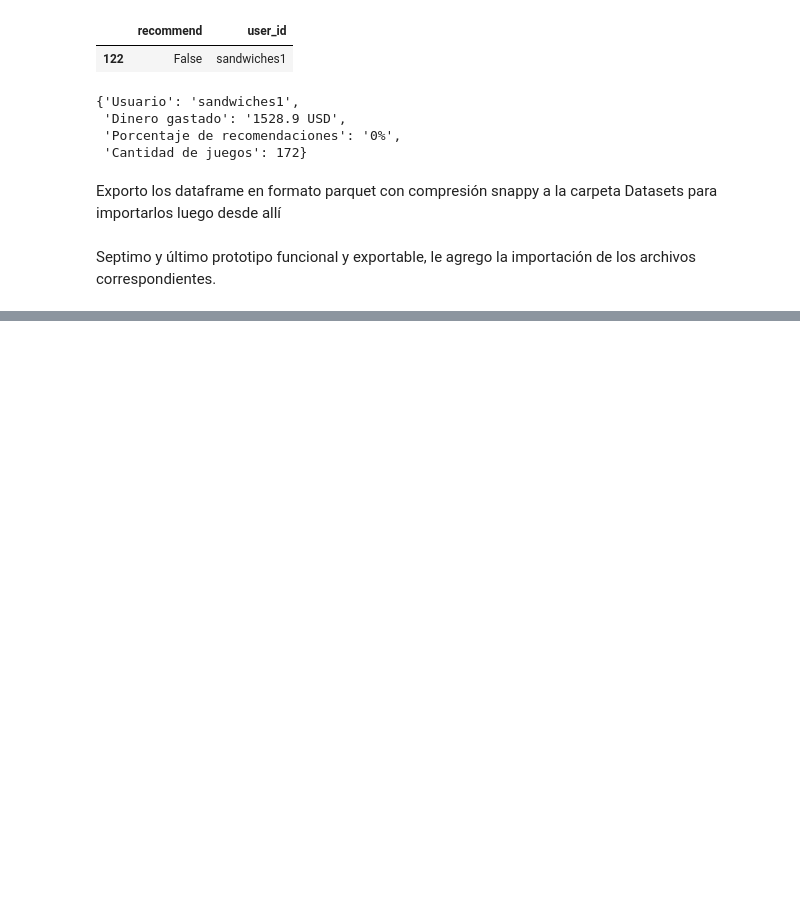
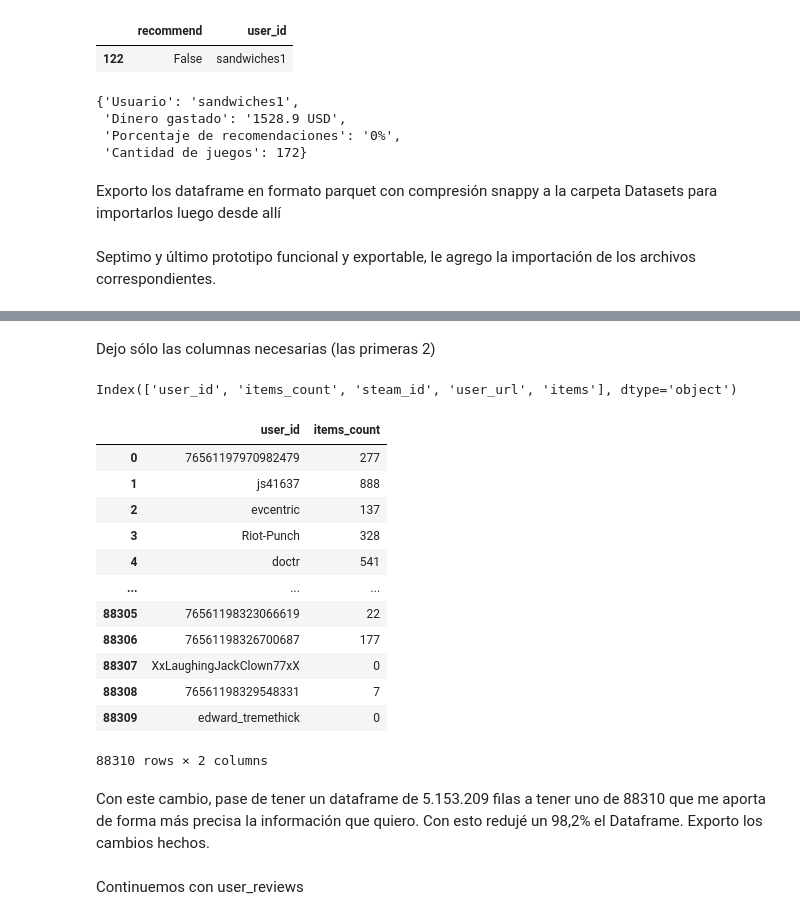
Before and after one commit to Tagliaferro22/steam-games, a Jupyter notebook: endpoints/endpoint_2.ipynb, the cells around one changed output, grey strips where cells are left out. Saved outputs shown, nothing was run; the diff lists cells and outputs as text; code cells hidden in the pictures; blank space fills up the shorter version.

```diff
--- a/endpoints/endpoint_2.ipynb
+++ b/endpoints/endpoint_2.ipynb
@@ -461,0 +601,28 @@ def user_data(user_id):
+# %% [markdown]
+Dejo sólo las columnas necesarias (las primeras 2)
+# %%
+users_items.columns
+# %% [output]
+Index(['user_id', 'items_count', 'steam_id', 'user_url', 'items'], dtype='object')
+# %%
+users_items = users_items[['user_id', 'items_count']]
+# %%
+users_items
+# %% [output]
+|  | user_id | items_count |
+| 0 | 76561197970982479 | 277 |
+| 1 | js41637 | 888 |
+| 2 | evcentric | 137 |
+| 3 | Riot-Punch | 328 |
+| 4 | doctr | 541 |
+| ... | ... | ... |
+| 88305 | 76561198323066619 | 22 |
+| 88306 | 76561198326700687 | 177 |
+| 88307 | XxLaughingJackClown77xX | 0 |
+| 88308 | 76561198329548331 | 7 |
+| 88309 | edward_tremethick | 0 |
+88310 rows × 2 columns
+# %% [markdown]
+Con este cambio, pase de tener un dataframe de 5.153.209 filas a tener uno de 88310 que me aporta de forma más precisa la información que quiero.
+Con esto redujé un 98,2% el Dataframe.
+Exporto los cambios hechos.
@@ -461,0 +631,2 @@ def user_data(user_id):
+# %% [markdown]
+Continuemos con user_reviews
```
Also changed, not shown: parts of 23 cells of this notebook, 5 other files.
